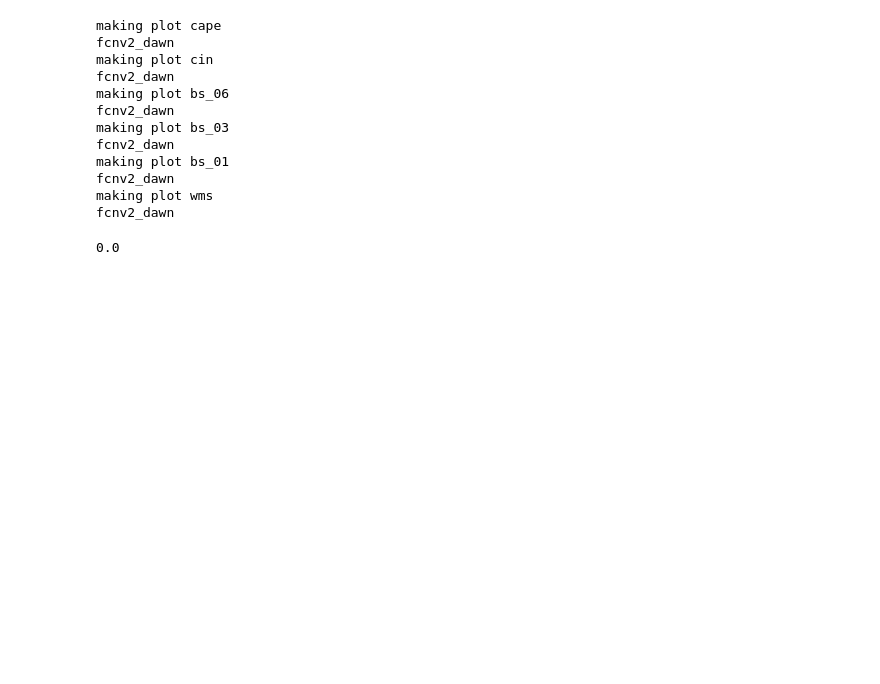
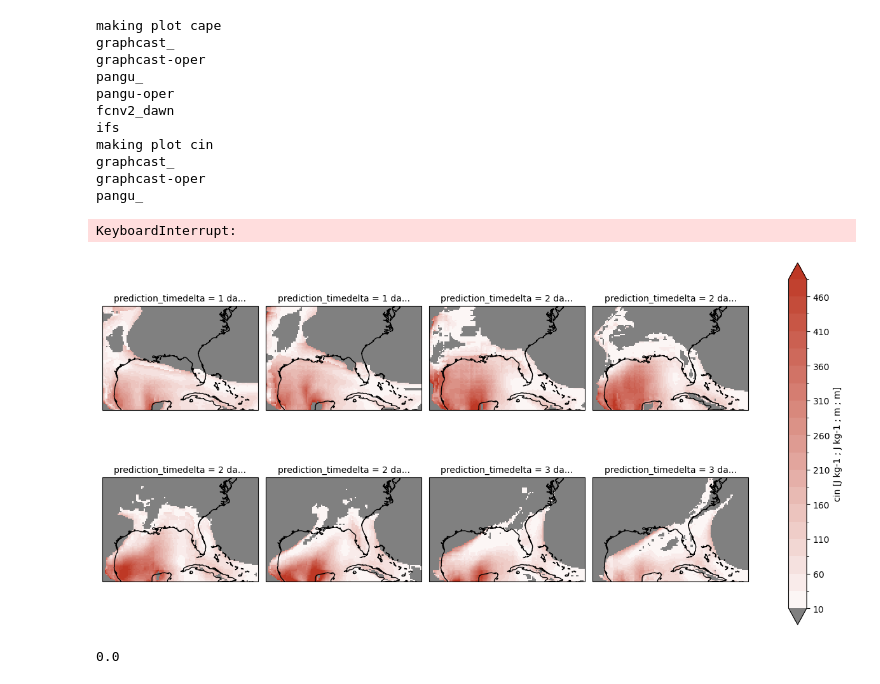
Before and after one commit to feldmann-m/AI-storm, a Jupyter notebook: devel/Case_vis.ipynb, the cells around one changed output. Saved outputs shown, nothing was run; the diff lists cells and outputs as text; code cells hidden in the pictures; blank space fills up the shorter version.

```diff
--- a/devel/Case_vis.ipynb
+++ b/devel/Case_vis.ipynb
@@ -19,6 +19,7 @@ c4='#fe6100' #orange
 c5='#ffb000' #gold
 c6='#000000' #black
 # %%
+import matplotlib.colors as colors
 era_ref=xr.open_dataset(datapath+'USA_tor_2020_era.nc').sortby('latitude').fillna(0)
 cape=era_ref.cape.squeeze().values
 wms=(cape * 2)**0.5 * era_ref.bs_06
@@ -30,15 +31,15 @@ for mm in range(6)[:]:
     tit=['CAPE [J kg$^{-1}$]','CIN [J kg$^{-1}$]','0-6km shear [m s$^{-1}$]','0-3km shear [m s$^{-1}$]',
          '0-1km shear [m s$^{-1}$]','wmax-shear [m$^2$ s$^{-2}$]'][mm]
     vm=[3000,500,55,50,30,3000][mm]
-    vl=[300,10,5,1,1,300][mm]
+    vl=[100,10,5,1,1,300][mm]
     l1=[300,-100,10,5,5,300][mm]
     l2=[1000,-300,40,30,20,500][mm]
     f1=[1,-1,1,1,1,1][mm]
 
-    cm=plt.cm.Reds
+    cmd = colors.LinearSegmentedColormap.from_list('mycmap', ['#0072BC', '#FFFFFF', '#BE3825'])
+    cm= colors.LinearSegmentedColormap.from_list('mycmap', ['#FFFFFF', '#BE3825'])
     cm.set_under(color="grey")
     cm.set_bad(color="grey")
-    cmd=plt.cm.seismic
     print('making plot',var)
     p = era_ref[var].sel(latitude=slice(20,40),longitude=slice(260,290)).plot(x='longitude', y='latitude', col='time', col_wrap=4,
                 transform=ccrs.PlateCarree(), subplot_kws={'projection':ccrs.PlateCarree()},
@@ -49,7 +50,7 @@ for mm in range(6)[:]:
     f.savefig(figpath+'plot_era5'+'_'+var+'.png',  dpi=300, bbox_inches='tight')
     plt.close()
 
-    for nn in range(len(models))[-2:-1]:
+    for nn in range(len(models))[:]:
         kw=['lat','lat','latitude','latitude','latitude','latitude'][nn]
         kw1=['lon','lon','longitude','longitude','longitude','longitude'][nn]
         kw2=['prediction_timedelta','prediction_timedelta','prediction_timedelta','prediction_timedelta','time','prediction_timedelta'][nn]
@@ -61,7 +62,7 @@ for mm in range(6)[:]:
         files=sorted(glob(datapath+'USA_tor_2020_'+model+'*2020*.nc'),reverse=True)
 
 
-        for file in range(len(files))[-3:]:
+        for file in range(len(files))[:-3]:
             #print(file)
             model_set=xr.open_dataset(files[file]).sortby(kw).fillna(0).squeeze()
             capem=model_set.cape.squeeze().values
@@ -69,10 +70,13 @@ for mm in range(6)[:]:
             model_set=model_set.assign(wms=lambda model_set: wms)
             init=files[file][-13:-3]
 
-            cm=plt.cm.Reds
+
+            #-- Color schemes
+            cmd = colors.LinearSegmentedColormap.from_list('mycmap', ['#0072BC', '#FFFFFF', '#BE3825'])
+            cm= colors.LinearSegmentedColormap.from_list('mycmap', ['#FFFFFF', '#BE3825'])
             cm.set_under(color="grey")
             cm.set_bad(color="grey")
-            cmd=plt.cm.seismic
+            #cmd=plt.cm.RdBu
             #print('making plot')
             p = model_set[var].sel(**{kw: slice(20,40)},**{kw1: slice(260,290)}).plot(x=kw1, y=kw, col=kw2, col_wrap=4,
                         transform=ccrs.PlateCarree(), subplot_kws={'projection':ccrs.PlateCarree()},
@@ -82,40 +86,41 @@ for mm in range(6)[:]:
             f=p.fig
             f.savefig(figpath+'plot_'+model+'_'+init+'_'+var+'.png',  dpi=300, bbox_inches='tight')
             plt.close()
 
             #print('computing delta')
             d_model_set = model_set[var].sel(**{kw: slice(20,40)},**{kw1: slice(260,290)}).squeeze() - \
                             era_ref[var].sel(latitude=slice(20,40),longitude=slice(260,290)).squeeze().values
 
             #print('making plot')
 
             p = d_model_set.plot(x=kw1, y=kw, col=kw2, col_wrap=4,
                         transform=ccrs.PlateCarree(), subplot_kws={'projection':ccrs.PlateCarree()},
                         cmap=cmd,vmin=-vm,vmax=vm,levels=np.arange(-vm,vm+np.ceil(2*vm/20),np.ceil(2*vm/20)),extend='both')# col_wrap=4)
             for ax in p.axs.flat:
                             ax.coastlines()
             f=p.fig
             f.savefig(figpath+'deltaplot_'+model+'_'+init+'_'+var+'.png',  dpi=300, bbox_inches='tight')
             plt.close()
 
             # p = d_model_set[var].sel(latitude=slice(20,40),longitude=slice(260,290)).plot(x="longitude", y="latitude", col="time", col_wrap=4,transform=ccrs.PlateCarree(), subplot_kws={'projection':ccrs.PlateCarree()}\
             #             ,cmap=cmd,vmin=-vm,vmax=vm,levels=np.arange(-vm,vm,int(2*vm/20)),extend='both')# col_wrap=4)
             # for ax in p.axs.flat:
             #                 ax.coastlines()
             # f=p.fig
             # f.savefig(figpath+'/spatial/deltaplot_'+model+'_'+init+'_'+var+'.png',  dpi=300, bbox_inches='tight')
             # plt.close()
 # %% [output]
 making plot cape
+graphcast_
+graphcast-oper
+pangu_
+pangu-oper
 fcnv2_dawn
+ifs
 making plot cin
-fcnv2_dawn
-making plot bs_06
-fcnv2_dawn
-making plot bs_03
-fcnv2_dawn
-making plot bs_01
-fcnv2_dawn
-making plot wms
-fcnv2_dawn
+graphcast_
+graphcast-oper
+pangu_
+KeyboardInterrupt:
+[figure, added]
 # %%
```
Also changed, not shown: parts of 4 cells of this notebook, 2 other files.
